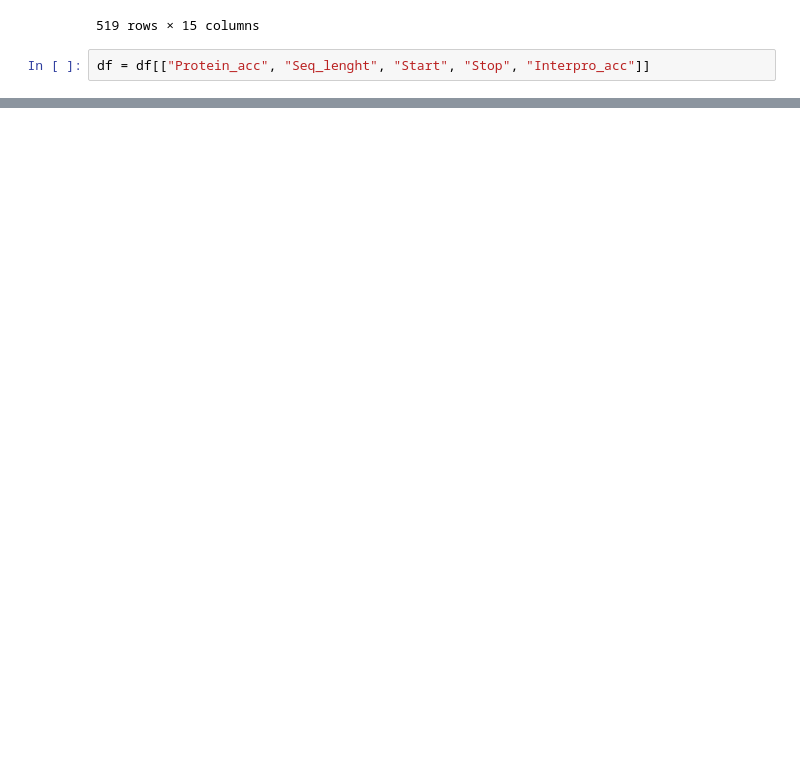
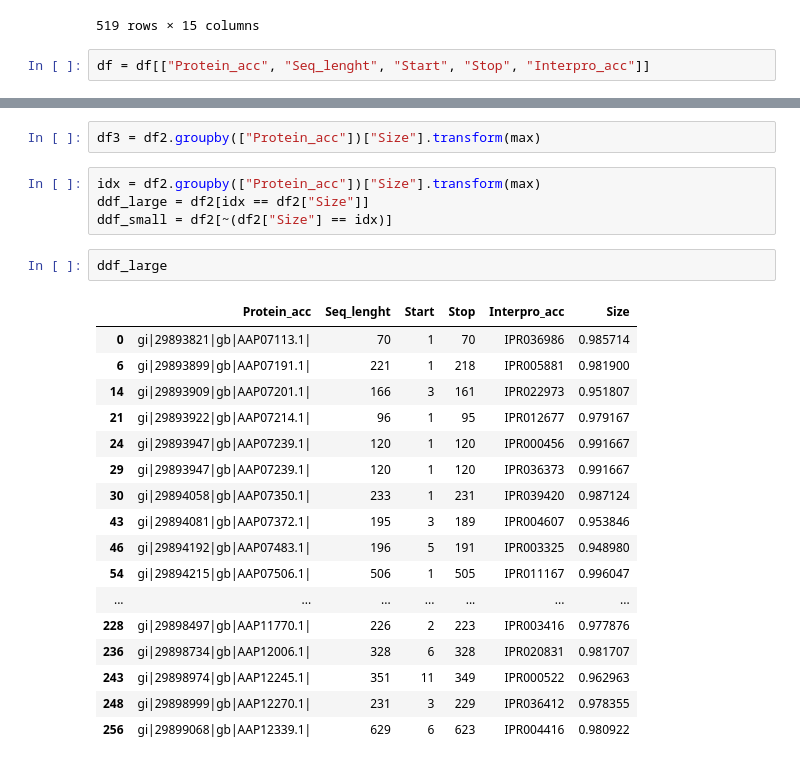
Before and after one commit to Pinatic/Programming3, a Jupyter notebook: Assignment6/Assignment6_NB.ipynb, the cells around one changed output, grey strips where cells are left out. Drawn from its saved outputs; the diff is of its cells as text; blank space fills up the shorter version.

Commit message:
group splitter
added function to split the proteins into a group containing the largest sequence per protein and a group of the smaller ones

```diff
--- a/Assignment6/Assignment6_NB.ipynb
+++ b/Assignment6/Assignment6_NB.ipynb
@@ -149,0 +150,26 @@ df2
+# %%
+df3 = df2.groupby(["Protein_acc"])["Size"].transform(max)
+# %%
+idx = df2.groupby(["Protein_acc"])["Size"].transform(max)
+ddf_large = df2[idx == df2["Size"]]
+ddf_small = df2[~(df2["Size"] == idx)]
+# %%
+ddf_large
+# %% [output]
+|  | Protein_acc | Seq_lenght | Start | Stop | Interpro_acc | Size |
+| 0 | gi|29893821|gb|AAP07113.1| | 70 | 1 | 70 | IPR036986 | 0.985714 |
+| 6 | gi|29893899|gb|AAP07191.1| | 221 | 1 | 218 | IPR005881 | 0.981900 |
+| 14 | gi|29893909|gb|AAP07201.1| | 166 | 3 | 161 | IPR022973 | 0.951807 |
+| 21 | gi|29893922|gb|AAP07214.1| | 96 | 1 | 95 | IPR012677 | 0.979167 |
+| 24 | gi|29893947|gb|AAP07239.1| | 120 | 1 | 120 | IPR000456 | 0.991667 |
+| 29 | gi|29893947|gb|AAP07239.1| | 120 | 1 | 120 | IPR036373 | 0.991667 |
+| 30 | gi|29894058|gb|AAP07350.1| | 233 | 1 | 231 | IPR039420 | 0.987124 |
+| 43 | gi|29894081|gb|AAP07372.1| | 195 | 3 | 189 | IPR004607 | 0.953846 |
+| 46 | gi|29894192|gb|AAP07483.1| | 196 | 5 | 191 | IPR003325 | 0.948980 |
+| 54 | gi|29894215|gb|AAP07506.1| | 506 | 1 | 505 | IPR011167 | 0.996047 |
+| ... | ... | ... | ... | ... | ... | ... |
+| 228 | gi|29898497|gb|AAP11770.1| | 226 | 2 | 223 | IPR003416 | 0.977876 |
+| 236 | gi|29898734|gb|AAP12006.1| | 328 | 6 | 328 | IPR020831 | 0.981707 |
+| 243 | gi|29898974|gb|AAP12245.1| | 351 | 11 | 349 | IPR000522 | 0.962963 |
+| 248 | gi|29898999|gb|AAP12270.1| | 231 | 3 | 229 | IPR036412 | 0.978355 |
+| 256 | gi|29899068|gb|AAP12339.1| | 629 | 6 | 623 | IPR004416 | 0.980922 |
```
Also changed, not shown: parts of 13 cells of this notebook, 1 other file.
